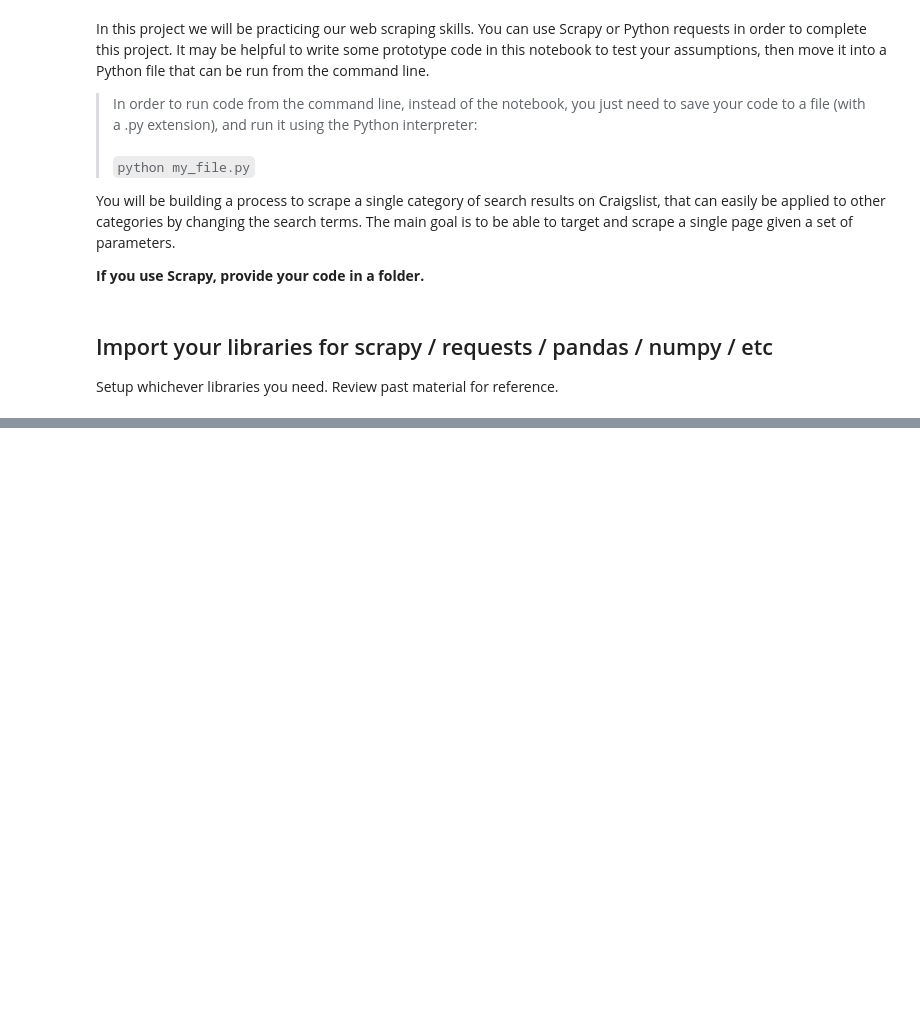
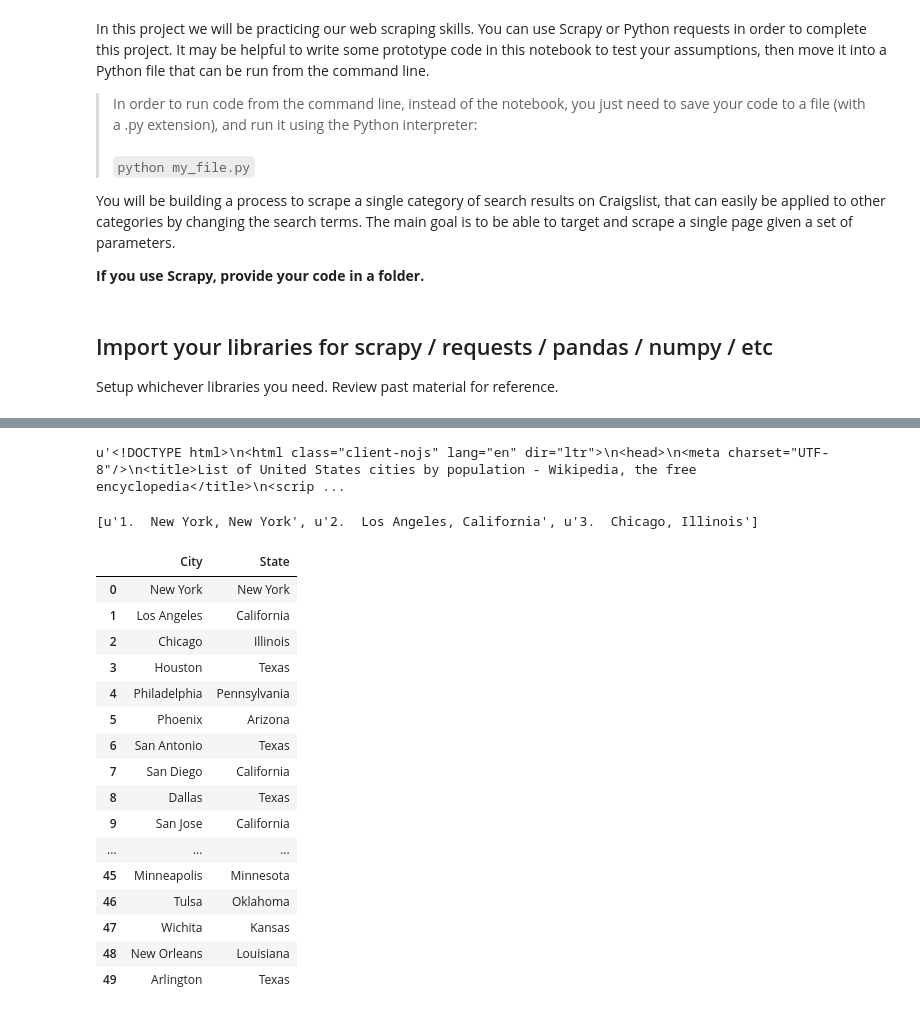
Before and after one commit to JC-Cheng/Data_Science, a Jupyter notebook: Projects/Project_5/project5.ipynb, the cells around one changed output, grey strips where cells are left out. Saved outputs shown, nothing was run; the diff lists cells and outputs as text; code cells hidden in the pictures; blank space fills up the shorter version.

```diff
--- a/Projects/Project_5/project5.ipynb
+++ b/Projects/Project_5/project5.ipynb
@@ -34,3 +44,42 @@ Search, research, and scrape Wikipedia for a list of the largest US cities.  The
+# %%
+url = 'https://en.wikipedia.org/wiki/List_of_United_States_cities_by_population'
+response = requests.get(url)
+HTML = response.text
+HTML[0:500]
+# %% [output]
+u'<!DOCTYPE html>\n<html class="client-nojs" lang="en" dir="ltr">\n<head>\n<meta charset="UTF-8"/>\n<title>List of United States cities by population - Wikipedia, the free encyclopedia</title>\n<scrip ...
+# %%
+top_50 = Selector(text=HTML).xpath('//div[@class="floatnone"]/a/@title').extract()
+print top_50[:3]
+
+def parser(uni):
+    # RAW: u'1.  New York, New York'
+    l = str(uni).split('.  ')
+    return l[1].split(', ')
+
+top_50 = map(parser, top_50)
+# %% [output]
+[u'1.  New York, New York', u'2.  Los Angeles, California', u'3.  Chicago, Illinois']
+# %%
+pd.DataFrame(top_50, columns=['City','State'])
+# %% [output]
+|  | City | State |
+| 0 | New York | New York |
+| 1 | Los Angeles | California |
+| 2 | Chicago | Illinois |
+| 3 | Houston | Texas |
+| 4 | Philadelphia | Pennsylvania |
+| 5 | Phoenix | Arizona |
+| 6 | San Antonio | Texas |
+| 7 | San Diego | California |
+| 8 | Dallas | Texas |
+| 9 | San Jose | California |
+| ... | ... | ... |
+| 45 | Minneapolis | Minnesota |
+| 46 | Tulsa | Oklahoma |
+| 47 | Wichita | Kansas |
+| 48 | New Orleans | Louisiana |
+| 49 | Arlington | Texas |
 # %% [markdown]
 <img src="http://imgur.com/xDpSobf.png" style="float: left; margin: 25px 15px 0px 0px; height: 25px">
 
```
Also changed, not shown: parts of 9 cells of this notebook, 1 other file.
